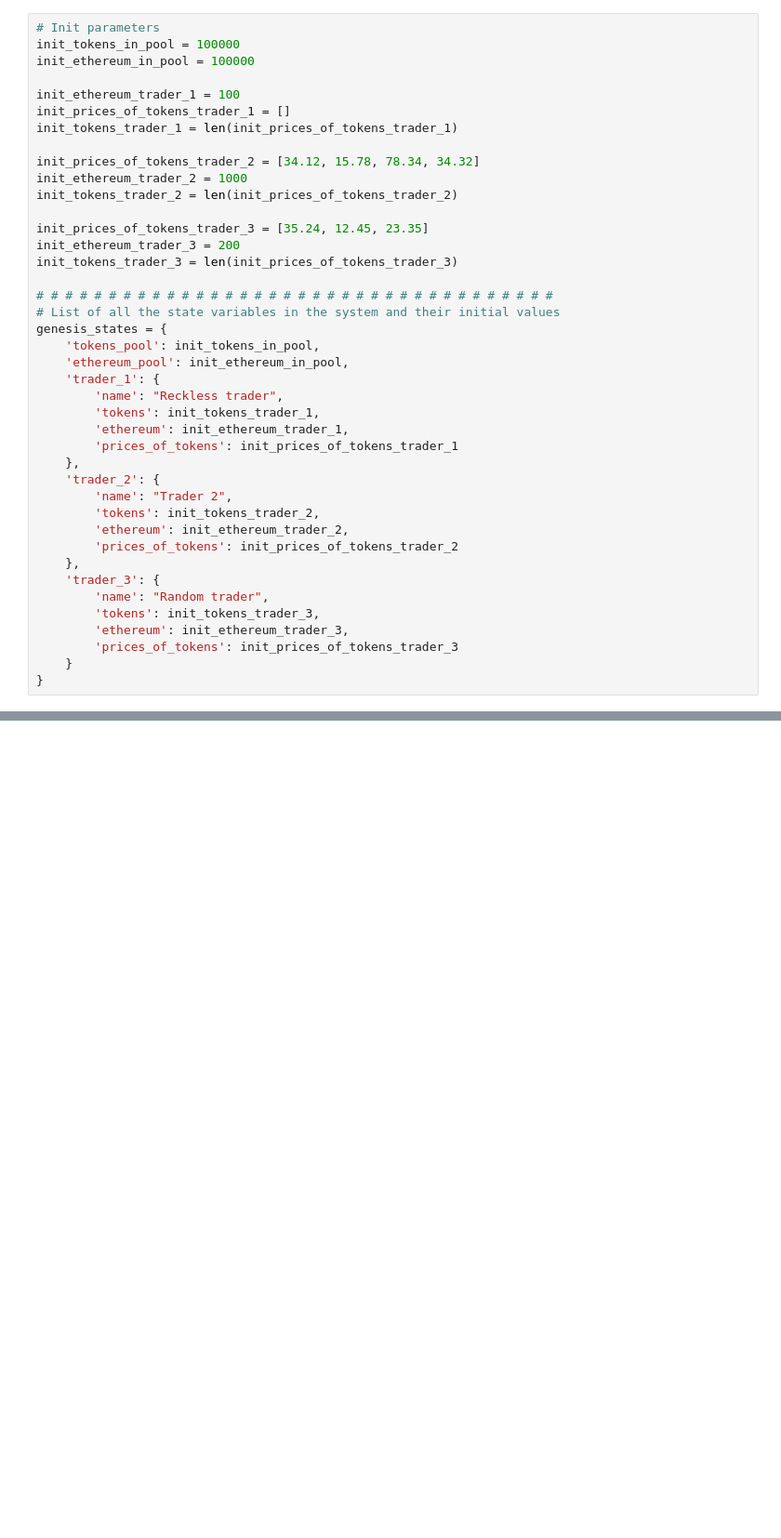
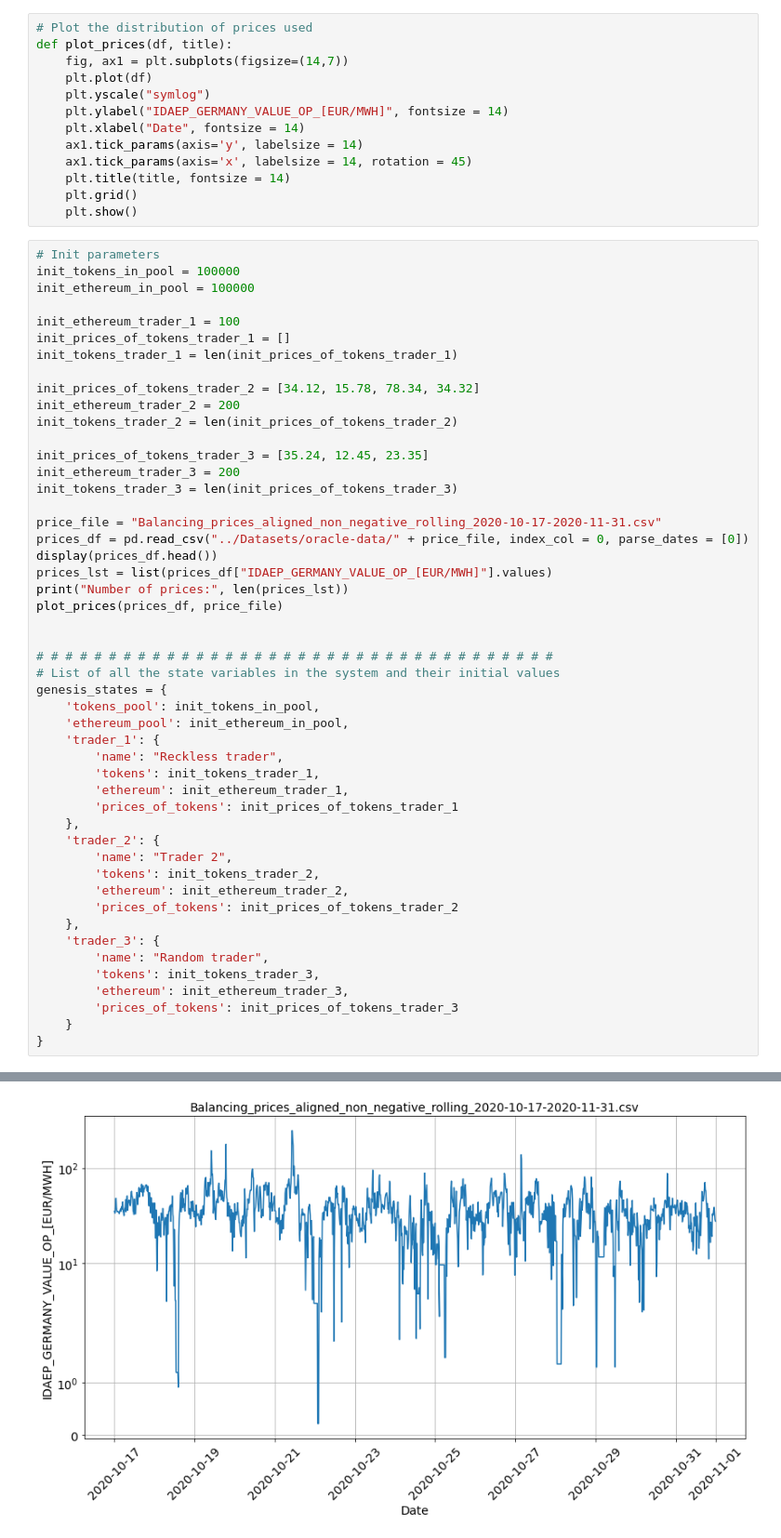
Before and after one commit to OdysseyMomentum/The-UFO-s, a Jupyter notebook: Notebooks/TradersAndMarket.ipynb, the cells around one changed output, grey strips where cells are left out. Shown at 93% size. Cells and saved outputs as stored; diff of their text form; blank space fills up the shorter version.

Commit message:
Add real prices to the cadCAD model

```diff
--- a/Notebooks/TradersAndMarket.ipynb
+++ b/Notebooks/TradersAndMarket.ipynb
@@ -30,3 +36,16 @@ assert [1,2,3,4,4] == diff_between_lists(t1,t2), "The element-wise list-differen
+# %%
+# Plot the distribution of prices used
+def plot_prices(df, title):
+    fig, ax1 = plt.subplots(figsize=(14,7))
+    plt.plot(df)
+    plt.yscale("symlog")
+    plt.ylabel("IDAEP_GERMANY_VALUE_OP_[EUR/MWH]", fontsize = 14)
+    plt.xlabel("Date", fontsize = 14)
+    ax1.tick_params(axis='y', labelsize = 14)
+    ax1.tick_params(axis='x', labelsize = 14, rotation = 45)
+    plt.title(title, fontsize = 14)
+    plt.grid()
+    plt.show()
 # %%
 # Init parameters
 init_tokens_in_pool = 100000
@@ -37,12 +56,20 @@ init_prices_of_tokens_trader_1 = []
 init_tokens_trader_1 = len(init_prices_of_tokens_trader_1)
 
 init_prices_of_tokens_trader_2 = [34.12, 15.78, 78.34, 34.32]
-init_ethereum_trader_2 = 1000
+init_ethereum_trader_2 = 200
 init_tokens_trader_2 = len(init_prices_of_tokens_trader_2)
 
 init_prices_of_tokens_trader_3 = [35.24, 12.45, 23.35]
 init_ethereum_trader_3 = 200
 init_tokens_trader_3 = len(init_prices_of_tokens_trader_3)
+
+price_file = "Balancing_prices_aligned_non_negative_rolling_2020-10-17-2020-11-31.csv"
+prices_df = pd.read_csv("../Datasets/oracle-data/" + price_file, index_col = 0, parse_dates = [0])
+display(prices_df.head())
+prices_lst = list(prices_df["IDAEP_GERMANY_VALUE_OP_[EUR/MWH]"].values)
+print("Number of prices:", len(prices_lst))
+plot_prices(prices_df, price_file)
+
 
 # # # # # # # # # # # # # # # # # # # # # # # # # # # # # # # # # # # #
 # List of all the state variables in the system and their initial values
@@ -68,3 +95,4 @@ genesis_states = {
         'prices_of_tokens': init_prices_of_tokens_trader_3
     }
 }
+# %% [output]
@@ -71,3 +106,4 @@ genesis_states = {
+[figure, added]
 # %%
 # # # # # # # # # # # # # # # # # # # # # # # # # # # # # # # # # # # # # # # # # # # # # # # #
 # Settings of general simulation parameters, unrelated to the system itself
```
Also changed, not shown: parts of 8 cells of this notebook.
